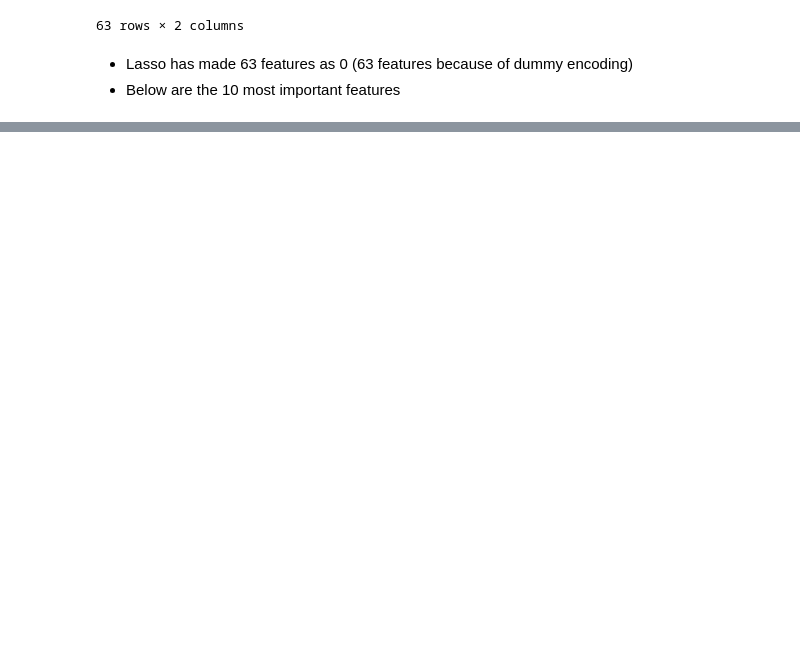
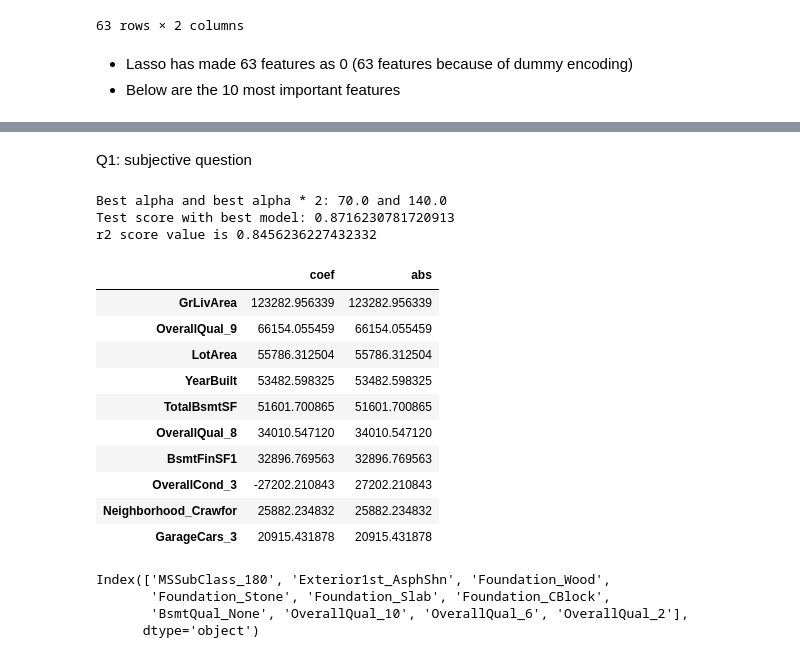
Before and after one commit to bineeshpc/advanced_regression, a Jupyter notebook: linear_regression.ipynb, the cells around one changed output, grey strips where cells are left out. Drawn from its saved outputs; the diff is of its cells as text; code cells hidden in the pictures; blank space fills up the shorter version.

```diff
--- a/linear_regression.ipynb
+++ b/linear_regression.ipynb
@@ -3147,0 +3152,44 @@ lasso_coefs.sort_values(by="abs", ascending=False).head(10)
+# %% [markdown]
+Q1: subjective question
+# %%
+
+# Fit the best model on the entire training data
+
+print(f"Best alpha and best alpha * 2: {best_alpha} and {best_alpha * 2}")
+best_lasso = Lasso(best_alpha * 2)
+best_lasso.fit(X_train_scaled, y_train)
+
+# Evaluate the best model on the test set
+test_score = best_lasso.score(X_test_scaled, y_test)
+print(f"Test score with best model: {test_score}")
+
+lasso_coefs = pd.DataFrame(best_lasso.coef_, X_train_scaled.columns, columns=["coef"])
+lasso_coefs["abs"] = np.abs(lasso_coefs["coef"])
+
+lasso_coefs.sort_values(by="abs", ascending=True)
+
+y_pred = best_lasso.predict(X_test_scaled)
+r2_score_value = r2_score(y_pred, y_test)
+
+print(f"r2 score value is {r2_score_value}")
+display(lasso_coefs.sort_values(by="abs", ascending=False).head(10))
+display(lasso_coefs.sort_values(by="abs", ascending=True).head(10).index)
+# %% [output]
+Best alpha and best alpha * 2: 70.0 and 140.0
+Test score with best model: 0.8716230781720913
+r2 score value is 0.8456236227432332
+|  | coef | abs |
+| GrLivArea | 123282.956339 | 123282.956339 |
+| OverallQual_9 | 66154.055459 | 66154.055459 |
+| LotArea | 55786.312504 | 55786.312504 |
+| YearBuilt | 53482.598325 | 53482.598325 |
+| TotalBsmtSF | 51601.700865 | 51601.700865 |
+| OverallQual_8 | 34010.547120 | 34010.547120 |
+| BsmtFinSF1 | 32896.769563 | 32896.769563 |
+| OverallCond_3 | -27202.210843 | 27202.210843 |
+| Neighborhood_Crawfor | 25882.234832 | 25882.234832 |
+| GarageCars_3 | 20915.431878 | 20915.431878 |
+Index(['MSSubClass_180', 'Exterior1st_AsphShn', 'Foundation_Wood',
+       'Foundation_Stone', 'Foundation_Slab', 'Foundation_CBlock',
+       'BsmtQual_None', 'OverallQual_10', 'OverallQual_6', 'OverallQual_2'],
+      dtype='object')
```
Also changed, not shown: parts of 37 cells of this notebook, 3 other files.
